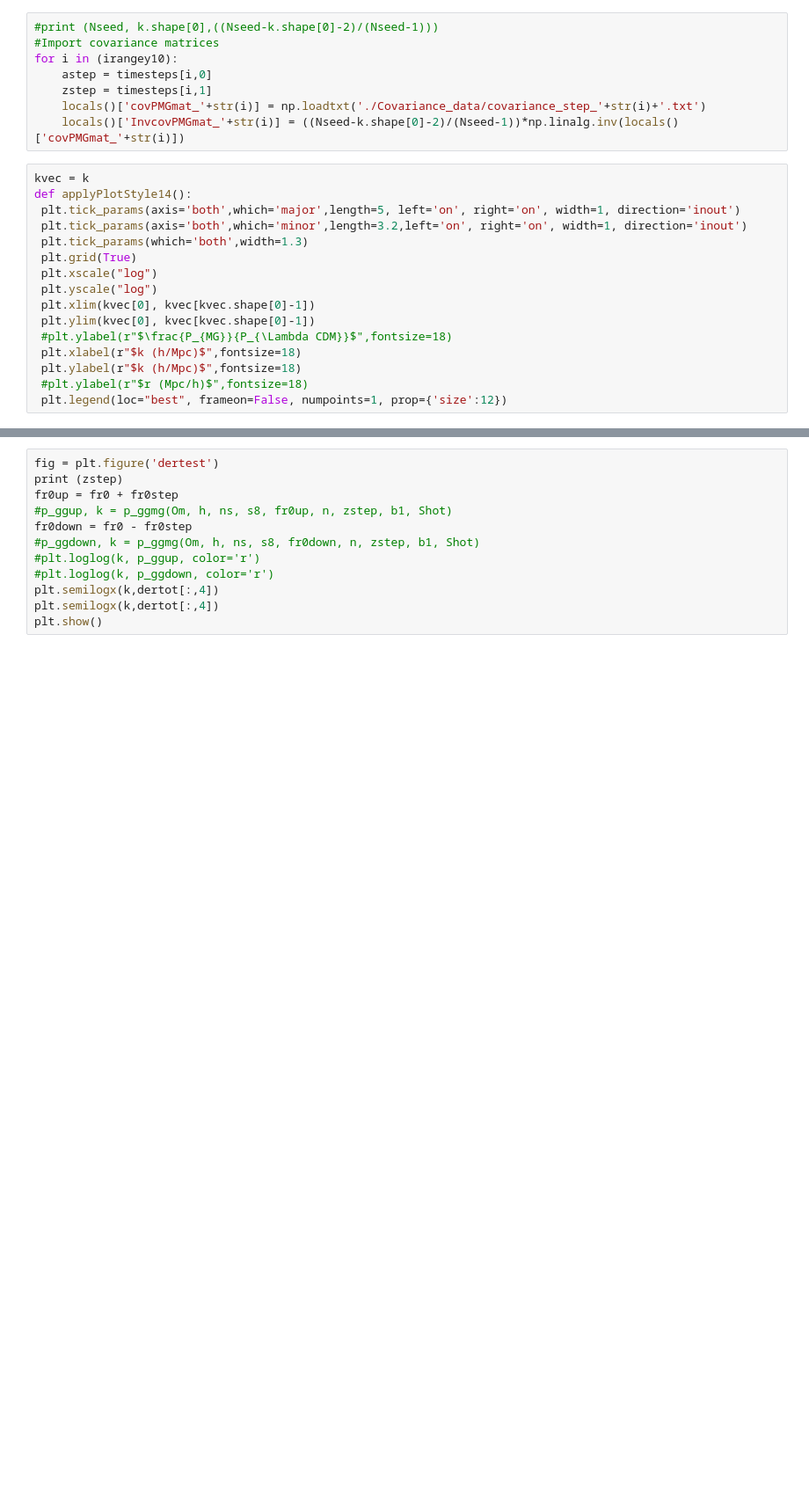
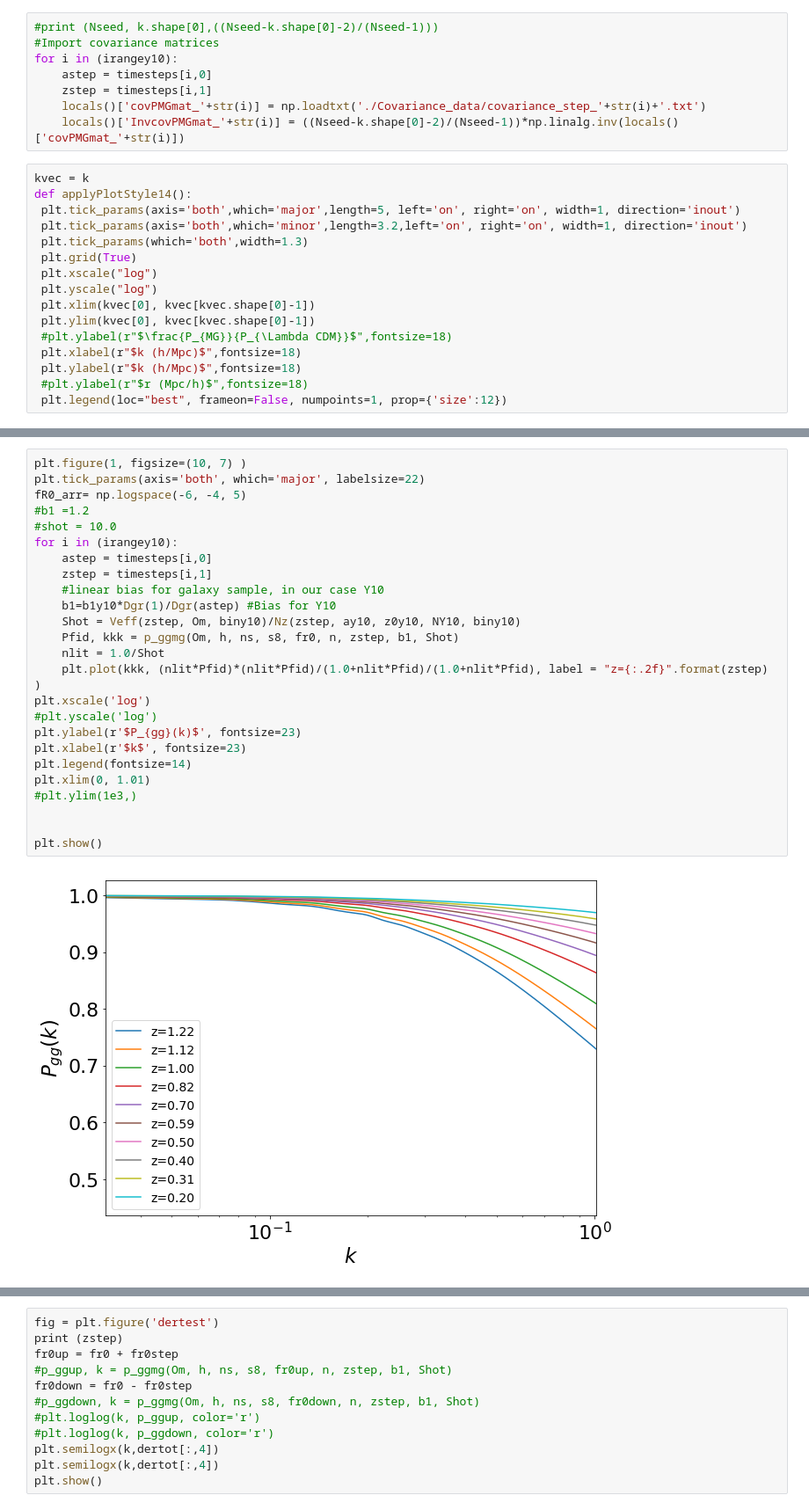
Before and after one commit to LSSTDESC/mgemu, a Jupyter notebook: notebooks/Galaxy_pmg.ipynb, the cells around one changed output, grey strips where cells are left out. Shown at 88% size. Drawn from its saved outputs; the diff is of its cells as text; blank space fills up the shorter version.

```diff
--- a/notebooks/Galaxy_pmg.ipynb
+++ b/notebooks/Galaxy_pmg.ipynb
@@ -277,3 +325,30 @@ imax =  135 #60 #maximum k scale array index
+# %%
+plt.figure(1, figsize=(10, 7) )
+plt.tick_params(axis='both', which='major', labelsize=22)
+fR0_arr= np.logspace(-6, -4, 5)
+#b1 =1.2
+#shot = 10.0
+for i in (irangey10):
+    astep = timesteps[i,0]
+    zstep = timesteps[i,1]
+    #linear bias for galaxy sample, in our case Y10
+    b1=b1y10*Dgr(1)/Dgr(astep) #Bias for Y10
+    Shot = Veff(zstep, Om, biny10)/Nz(zstep, ay10, z0y10, NY10, biny10)
+    Pfid, kkk = p_ggmg(Om, h, ns, s8, fr0, n, zstep, b1, Shot)
+    nlit = 1.0/Shot
+    plt.plot(kkk, (nlit*Pfid)*(nlit*Pfid)/(1.0+nlit*Pfid)/(1.0+nlit*Pfid), label = "z={:.2f}".format(zstep) )
+plt.xscale('log')
+#plt.yscale('log')
+plt.ylabel(r'$P_{gg}(k)$', fontsize=23)
+plt.xlabel(r'$k$', fontsize=23)
+plt.legend(fontsize=14)
+plt.xlim(0, 1.01)
+#plt.ylim(1e3,)
+
+
+plt.show()
+# %% [output]
+[figure, added]
 # %%
 #Calculating derivatives for Y10 sample
 #for i in (irangey10):
```
Also changed, not shown: parts of 17 cells of this notebook, 35 other files.
